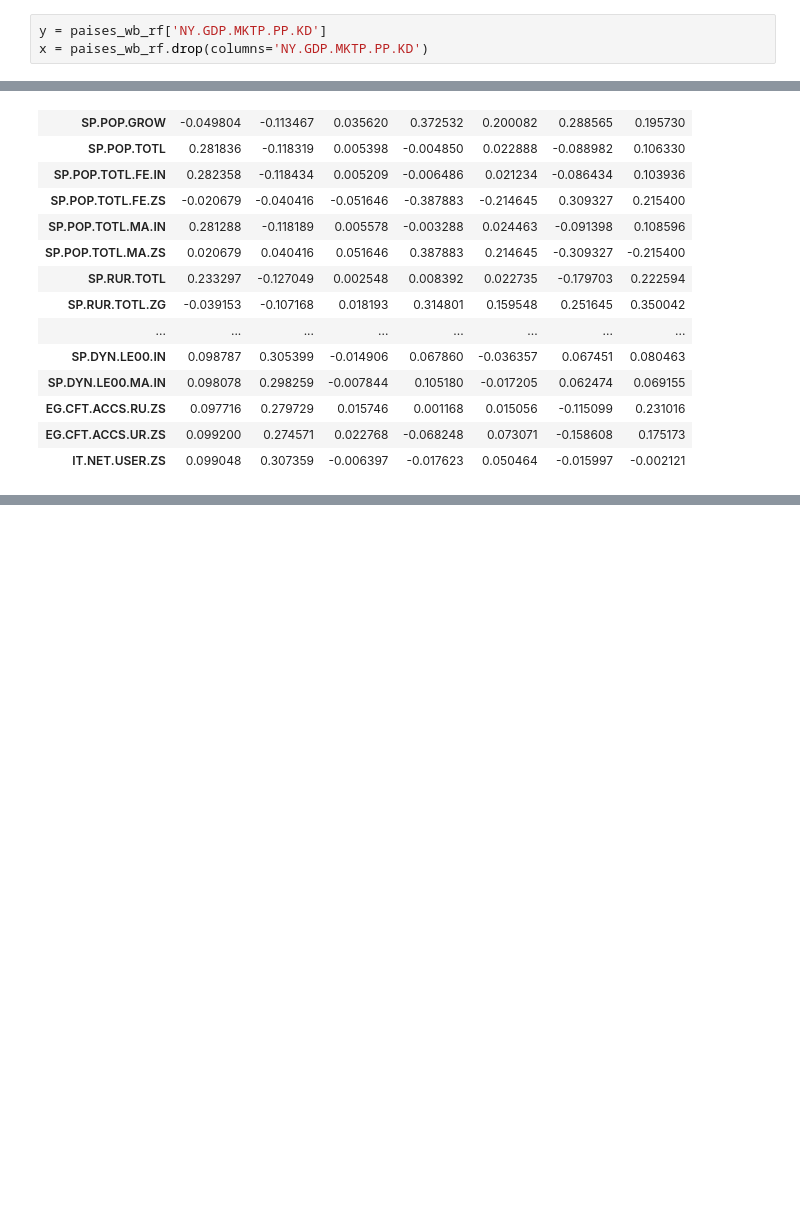
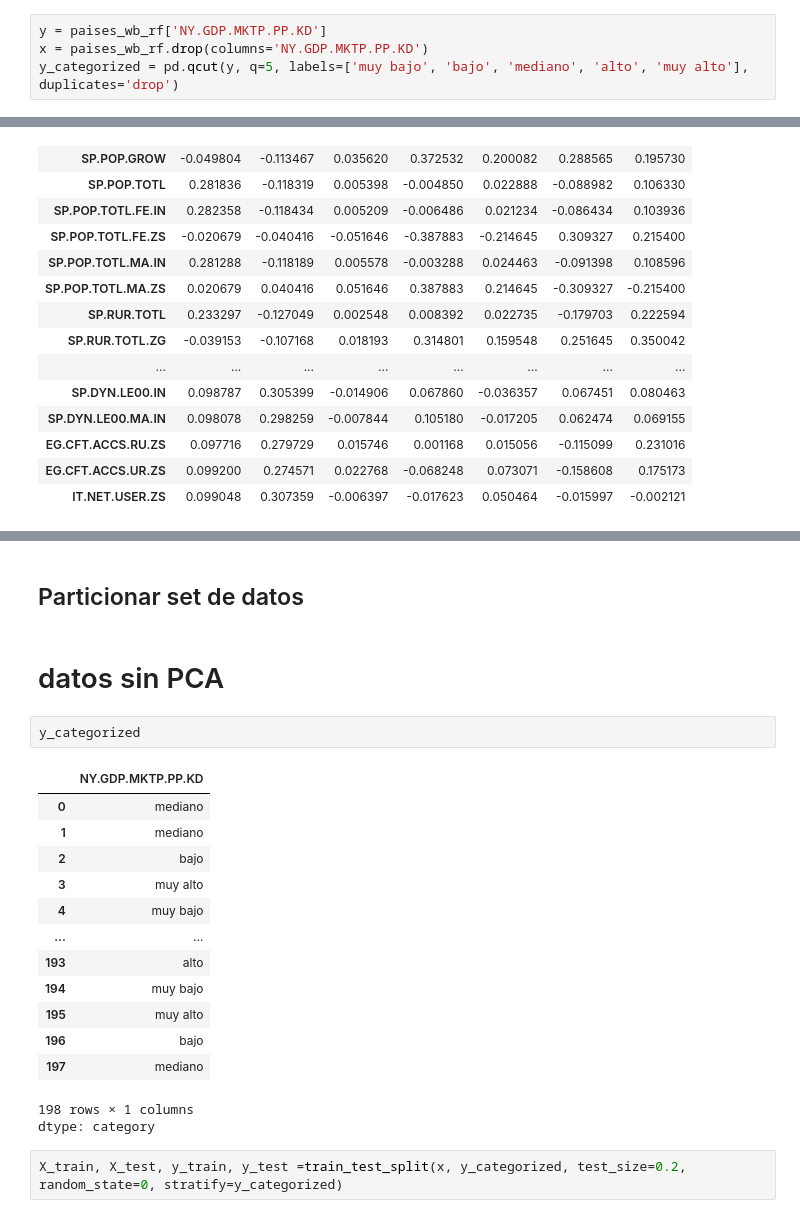
Before and after one commit to cristiancarcamo-netizen/Portafolio, a Jupyter notebook: World_bank.ipynb, the cells around one changed output, grey strips where cells are left out. Cells and saved outputs as stored; diff of their text form; blank space fills up the shorter version.

```diff
--- a/World_bank.ipynb
+++ b/World_bank.ipynb
@@ -283,3 +286,4 @@ El dataframe con Random Forest imputado contiene 198 filas y 39 columnas, de las
 # %%
 y = paises_wb_rf['NY.GDP.MKTP.PP.KD']
 x = paises_wb_rf.drop(columns='NY.GDP.MKTP.PP.KD')
+y_categorized = pd.qcut(y, q=5, labels=['muy bajo', 'bajo', 'mediano', 'alto', 'muy alto'], duplicates='drop')
@@ -422,0 +477,23 @@ loadings
+# %% [markdown]
+## Particionar set de datos
+# %% [markdown]
+# datos sin PCA
+# %%
+y_categorized
+# %% [output]
+|  | NY.GDP.MKTP.PP.KD |
+| 0 | mediano |
+| 1 | mediano |
+| 2 | bajo |
+| 3 | muy alto |
+| 4 | muy bajo |
+| ... | ... |
+| 193 | alto |
+| 194 | muy bajo |
+| 195 | muy alto |
+| 196 | bajo |
+| 197 | mediano |
+198 rows × 1 columns
+dtype: category
+# %%
+X_train, X_test, y_train, y_test =train_test_split(x, y_categorized, test_size=0.2, random_state=0, stratify=y_categorized)
```
Also changed, not shown: parts of 32 cells of this notebook.
